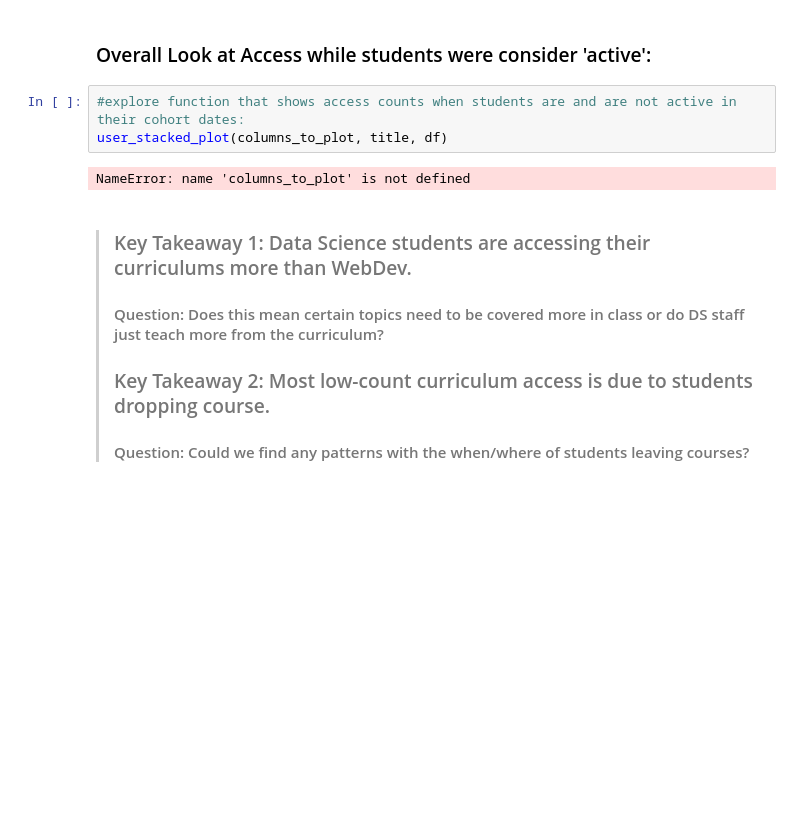
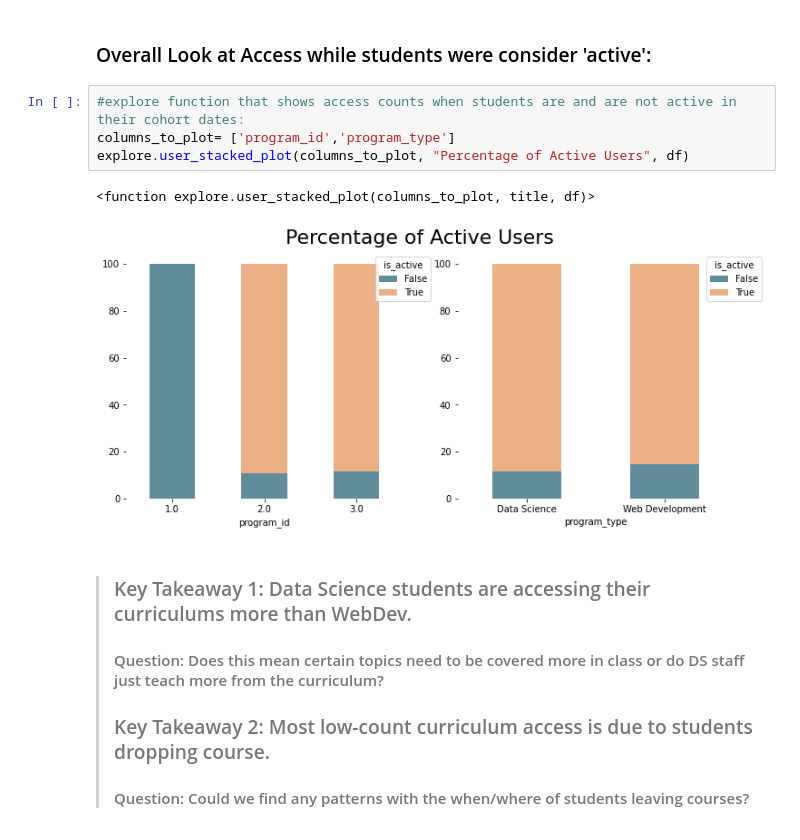
Before and after one commit to miller-cerna-laskowski-morris-eyring/anomaly-group-project, a Jupyter notebook: Final.ipynb, the cells around one changed output. Cells and saved outputs as stored; diff of their text form; blank space fills up the shorter version.

Commit message:
fixed chart error

```diff
--- a/Final.ipynb
+++ b/Final.ipynb
@@ -344,9 +338,11 @@ explore.ds_lowest_barplot(df)
 ### Overall Look at Access while students were consider 'active':
 # %%
 #explore function that shows access counts when students are and are not active in their cohort dates:
-user_stacked_plot(columns_to_plot, title, df)
+columns_to_plot= ['program_id','program_type']
+explore.user_stacked_plot(columns_to_plot, "Percentage of Active Users", df)
 # %% [output]
-NameError: name 'columns_to_plot' is not defined
+<function explore.user_stacked_plot(columns_to_plot, title, df)>
+[figure, added]
 # %% [markdown]
 > ### Key Takeaway 1: Data Science students are accessing their curriculums more than WebDev.
 > #### Question: Does this mean certain topics need to be covered more in class or do DS staff just teach more from the curriculum?
```
Also changed, not shown: parts of 4 cells of this notebook, 1 other file.
